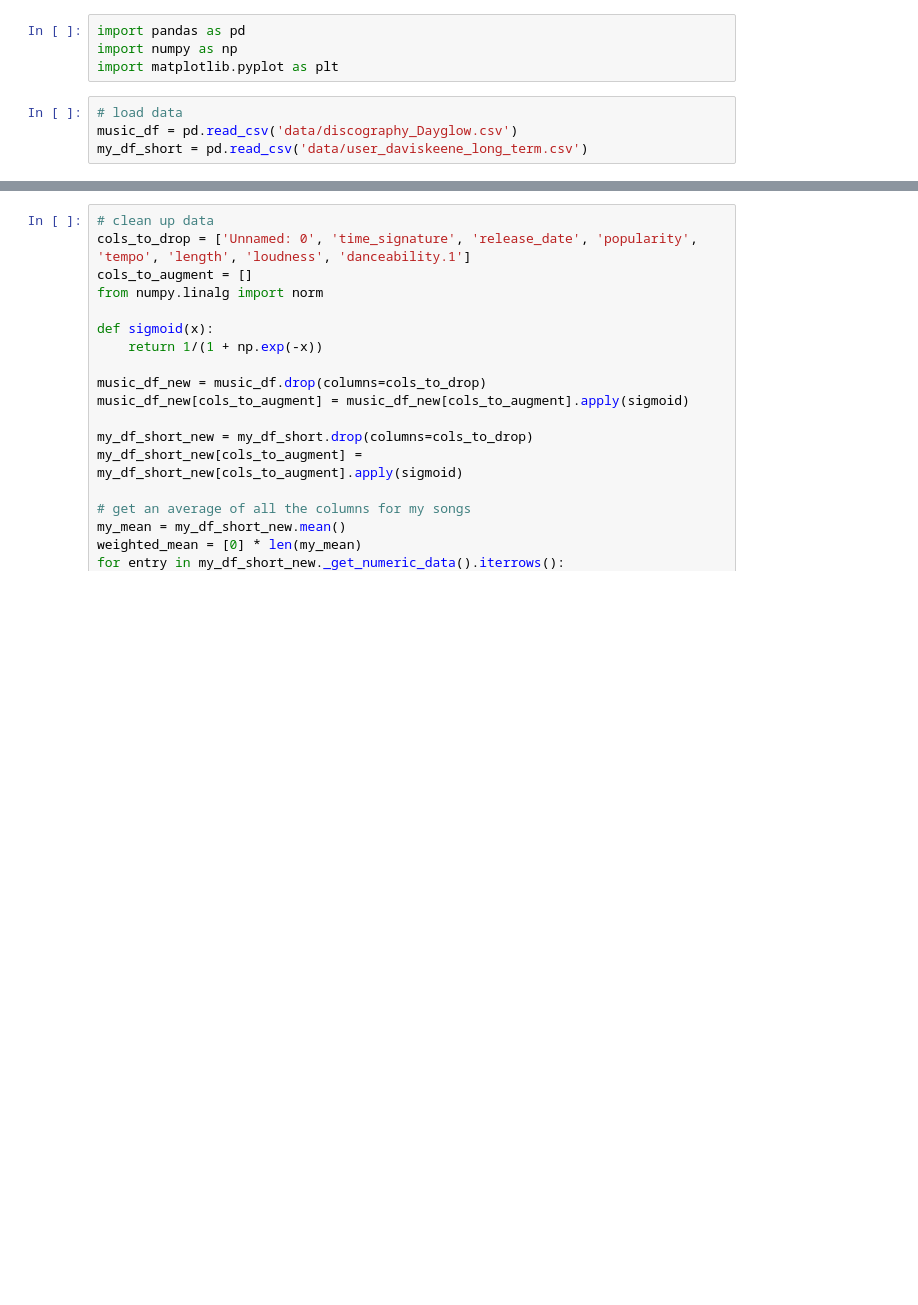
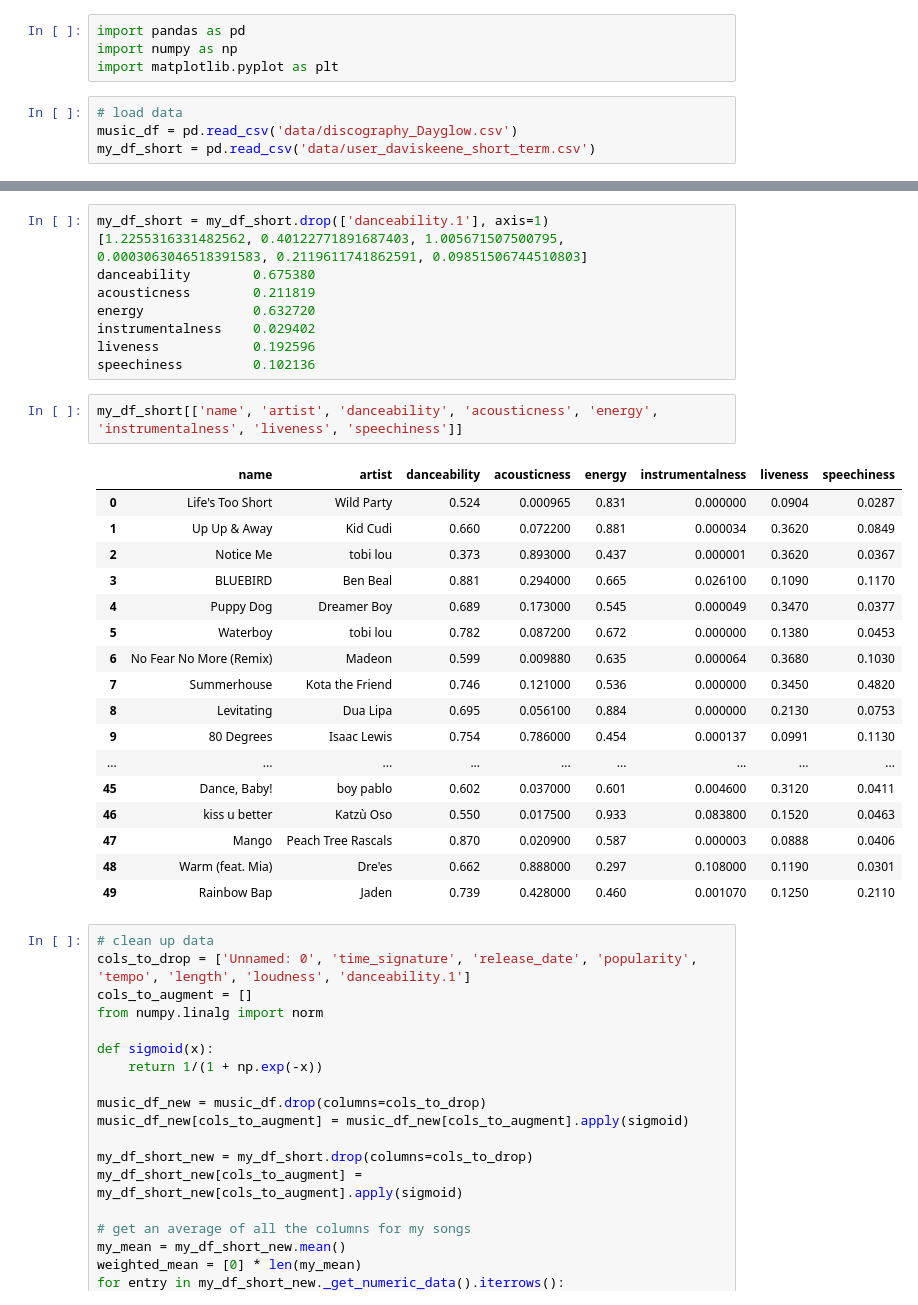
Before and after one commit to daviskeene/Personify, a Jupyter notebook: backend/utils/Song Analysis.ipynb, the cells around one changed output, grey strips where cells are left out. Saved outputs shown, nothing was run; the diff lists cells and outputs as text; blank space fills up the shorter version.

```diff
--- a/backend/utils/Song Analysis.ipynb
+++ b/backend/utils/Song Analysis.ipynb
@@ -5,4 +5,4 @@ import matplotlib.pyplot as plt
 # %%
 # load data
 music_df = pd.read_csv('data/discography_Dayglow.csv')
-my_df_short = pd.read_csv('data/user_daviskeene_long_term.csv')
+my_df_short = pd.read_csv('data/user_daviskeene_short_term.csv')
@@ -18,3 +9,32 @@ music_df.head()
+# %%
+my_df_short = my_df_short.drop(['danceability.1'], axis=1)
+[1.2255316331482562, 0.40122771891687403, 1.005671507500795, 0.0003063046518391583, 0.2119611741862591, 0.09851506744510803]
+danceability        0.675380
+acousticness        0.211819
+energy              0.632720
+instrumentalness    0.029402
+liveness            0.192596
+speechiness         0.102136
+# %%
+my_df_short[['name', 'artist', 'danceability', 'acousticness', 'energy', 'instrumentalness', 'liveness', 'speechiness']]
+# %% [output]
+|  | name | artist | danceability | acousticness | energy | instrumentalness | liveness | speechiness |
+| 0 | Life's Too Short | Wild Party | 0.524 | 0.000965 | 0.831 | 0.000000 | 0.0904 | 0.0287 |
+| 1 | Up Up & Away | Kid Cudi | 0.660 | 0.072200 | 0.881 | 0.000034 | 0.3620 | 0.0849 |
+| 2 | Notice Me | tobi lou | 0.373 | 0.893000 | 0.437 | 0.000001 | 0.3620 | 0.0367 |
+| 3 | BLUEBIRD | Ben Beal | 0.881 | 0.294000 | 0.665 | 0.026100 | 0.1090 | 0.1170 |
+| 4 | Puppy Dog | Dreamer Boy | 0.689 | 0.173000 | 0.545 | 0.000049 | 0.3470 | 0.0377 |
+| 5 | Waterboy | tobi lou | 0.782 | 0.087200 | 0.672 | 0.000000 | 0.1380 | 0.0453 |
+| 6 | No Fear No More (Remix) | Madeon | 0.599 | 0.009880 | 0.635 | 0.000064 | 0.3680 | 0.1030 |
+| 7 | Summerhouse | Kota the Friend | 0.746 | 0.121000 | 0.536 | 0.000000 | 0.3450 | 0.4820 |
+| 8 | Levitating | Dua Lipa | 0.695 | 0.056100 | 0.884 | 0.000000 | 0.2130 | 0.0753 |
+| 9 | 80 Degrees | Isaac Lewis | 0.754 | 0.786000 | 0.454 | 0.000137 | 0.0991 | 0.1130 |
+| ... | ... | ... | ... | ... | ... | ... | ... | ... |
+| 45 | Dance, Baby! | boy pablo | 0.602 | 0.037000 | 0.601 | 0.004600 | 0.3120 | 0.0411 |
+| 46 | kiss u better | Katzù Oso | 0.550 | 0.017500 | 0.933 | 0.083800 | 0.1520 | 0.0463 |
+| 47 | Mango | Peach Tree Rascals | 0.870 | 0.020900 | 0.587 | 0.000003 | 0.0888 | 0.0406 |
+| 48 | Warm (feat. Mia) | Dre'es | 0.662 | 0.888000 | 0.297 | 0.108000 | 0.1190 | 0.0301 |
+| 49 | Rainbow Bap | Jaden | 0.739 | 0.428000 | 0.460 | 0.001070 | 0.1250 | 0.2110 |
 # %%
 # clean up data
 cols_to_drop = ['Unnamed: 0', 'time_signature', 'release_date', 'popularity', 'tempo', 'length', 'loudness', 'danceability.1']
```
Also changed, not shown: parts of 1 cell of this notebook, 5 other files.
